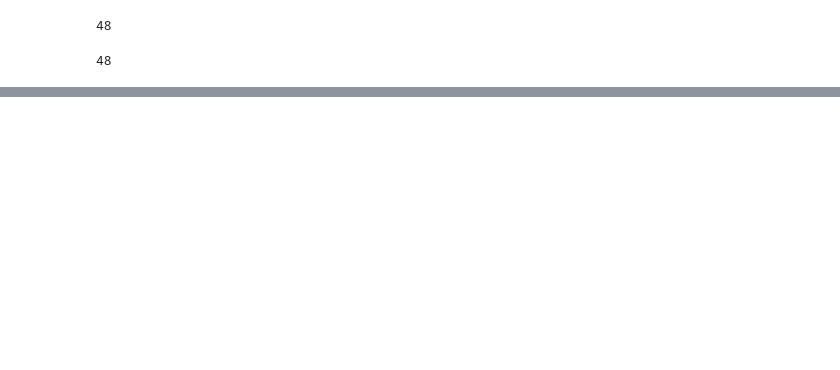
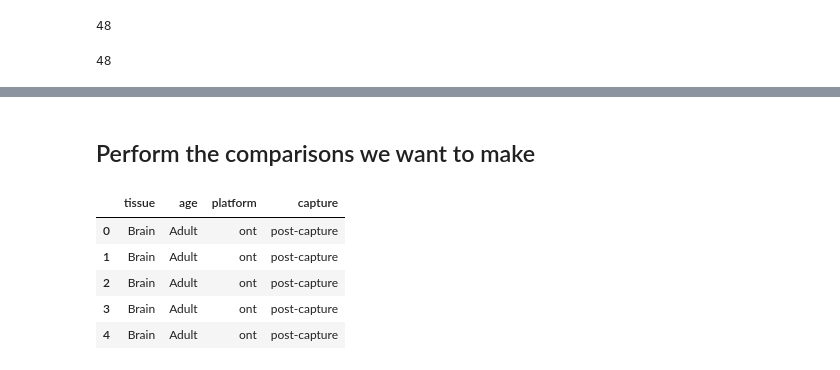
Before and after one commit to fairliereese/230526_gencode, a Jupyter notebook: triplet_analysis_dev.ipynb, the cells around one changed output, grey strips where cells are left out. Drawn from its saved outputs; the diff is of its cells as text; code cells hidden in the pictures; blank space fills up the shorter version.

```diff
--- a/triplet_analysis_dev.ipynb
+++ b/triplet_analysis_dev.ipynb
@@ -131,0 +107,17 @@ sns.catplot(temp, x='source', y='n_genes')
+# %% [markdown]
+## Perform the comparisons we want to make
+# %%
+ca = cerberus.read('ca_trip_tpm_meta.h5')
+# %%
+# compare isoform diversity pre- and post- capture for matching samples?
+df = ca.triplets.copy(deep=True)
+cols =  ['tissue', 'age', 'platform', 'capture']
+df[gb_cols].head()
+df = df.groupby
+# %% [output]
+|  | tissue | age | platform | capture |
+| 0 | Brain | Adult | ont | post-capture |
+| 1 | Brain | Adult | ont | post-capture |
+| 2 | Brain | Adult | ont | post-capture |
+| 3 | Brain | Adult | ont | post-capture |
+| 4 | Brain | Adult | ont | post-capture |
```
Also changed, not shown: parts of 11 cells of this notebook, 5 other files.
